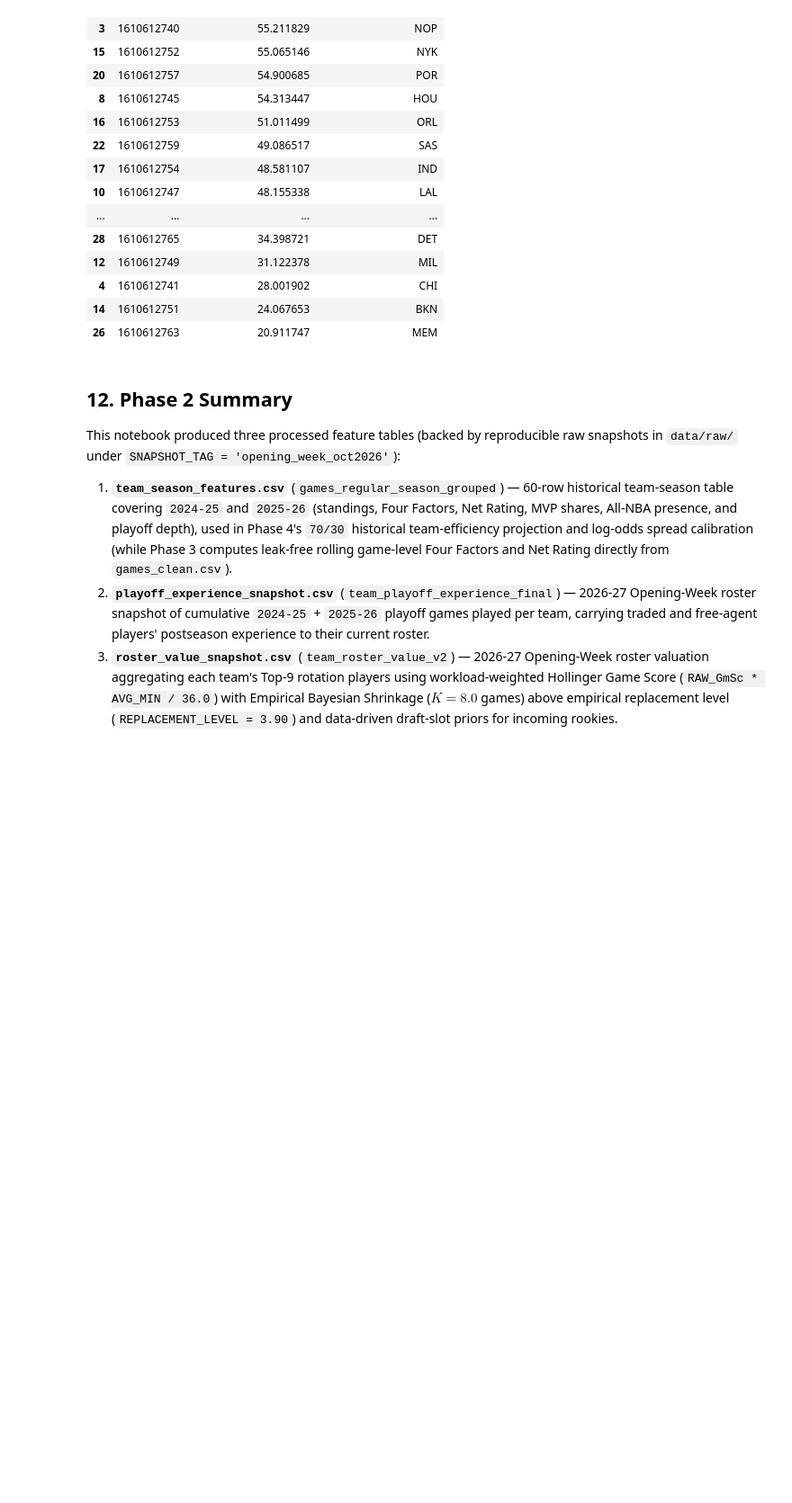
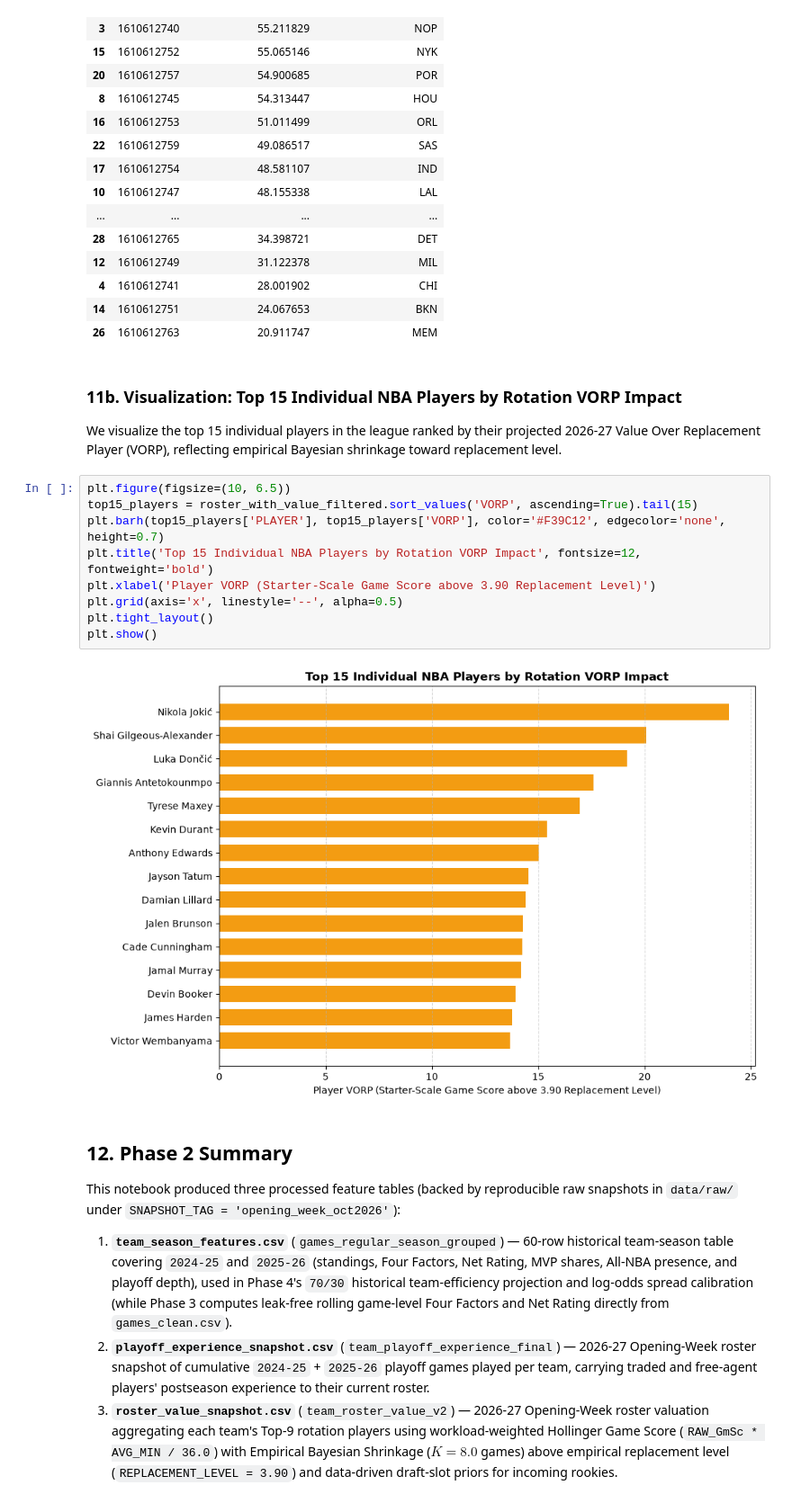
Before and after one commit to lianlianliann/nba-26-27-predictor, a Jupyter notebook: notebooks/02_feature_engineering.ipynb, the cells around one changed output. Shown at 90% size. Drawn from its saved outputs; the diff is of its cells as text; blank space fills up the shorter version.

```diff
--- a/notebooks/02_feature_engineering.ipynb
+++ b/notebooks/02_feature_engineering.ipynb
@@ -925,6 +966,21 @@ team_roster_value_v2.to_csv(PROJECT_ROOT / 'data' / 'processed' / 'roster_value_
 | 4 | 1610612741 | 28.001902 | CHI |
 | 14 | 1610612751 | 24.067653 | BKN |
 | 26 | 1610612763 | 20.911747 | MEM |
+# %% [markdown]
+### 11b. Visualization: Top 15 Individual NBA Players by Rotation VORP Impact
+
+We visualize the top 15 individual players in the league ranked by their projected 2026-27 Value Over Replacement Player (VORP), reflecting empirical Bayesian shrinkage toward replacement level.
+# %%
+plt.figure(figsize=(10, 6.5))
+top15_players = roster_with_value_filtered.sort_values('VORP', ascending=True).tail(15)
+plt.barh(top15_players['PLAYER'], top15_players['VORP'], color='#F39C12', edgecolor='none', height=0.7)
+plt.title('Top 15 Individual NBA Players by Rotation VORP Impact', fontsize=12, fontweight='bold')
+plt.xlabel('Player VORP (Starter-Scale Game Score above 3.90 Replacement Level)')
+plt.grid(axis='x', linestyle='--', alpha=0.5)
+plt.tight_layout()
+plt.show()
+# %% [output]
+[figure, added]
 # %% [markdown]
 ## 12. Phase 2 Summary
 
```
Also changed, not shown: parts of 4 cells of this notebook, 12 other files.
